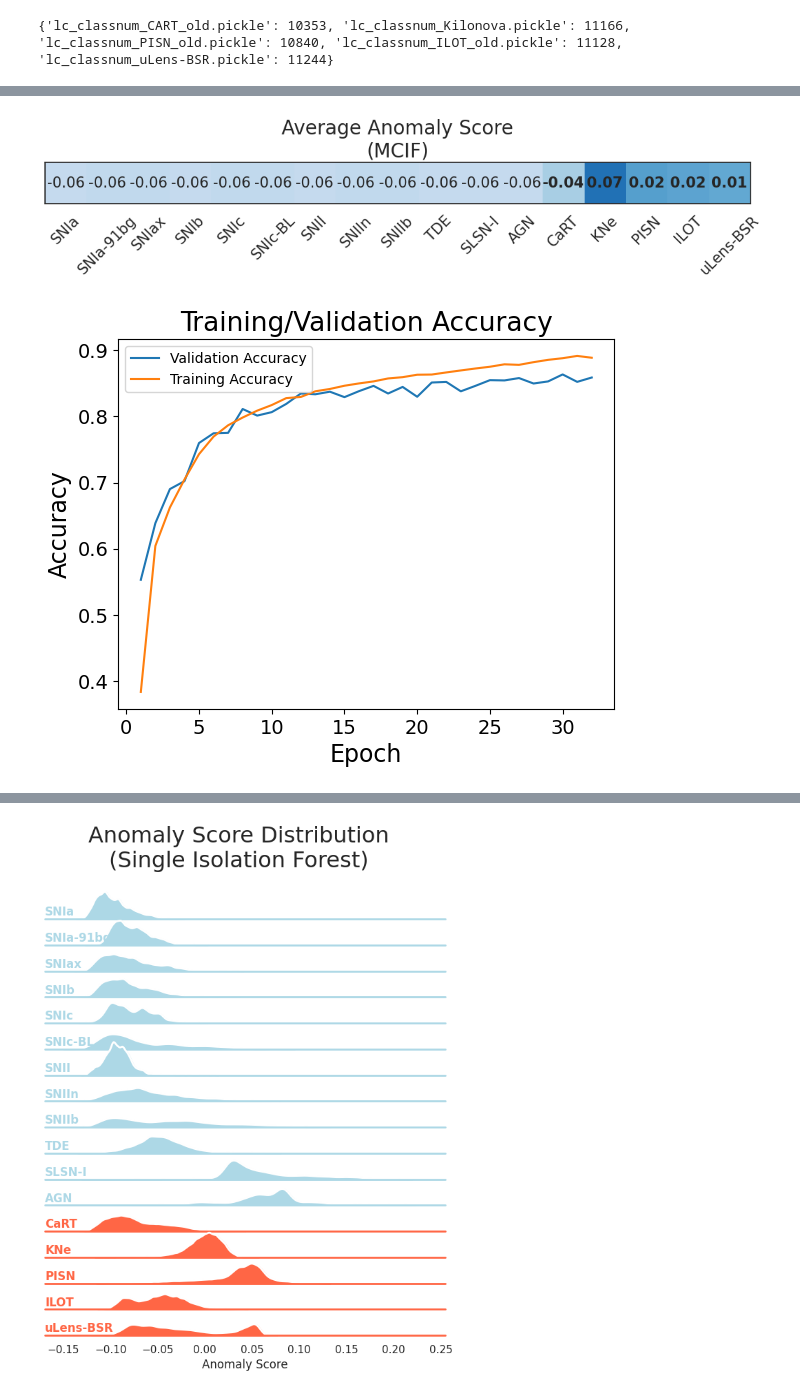
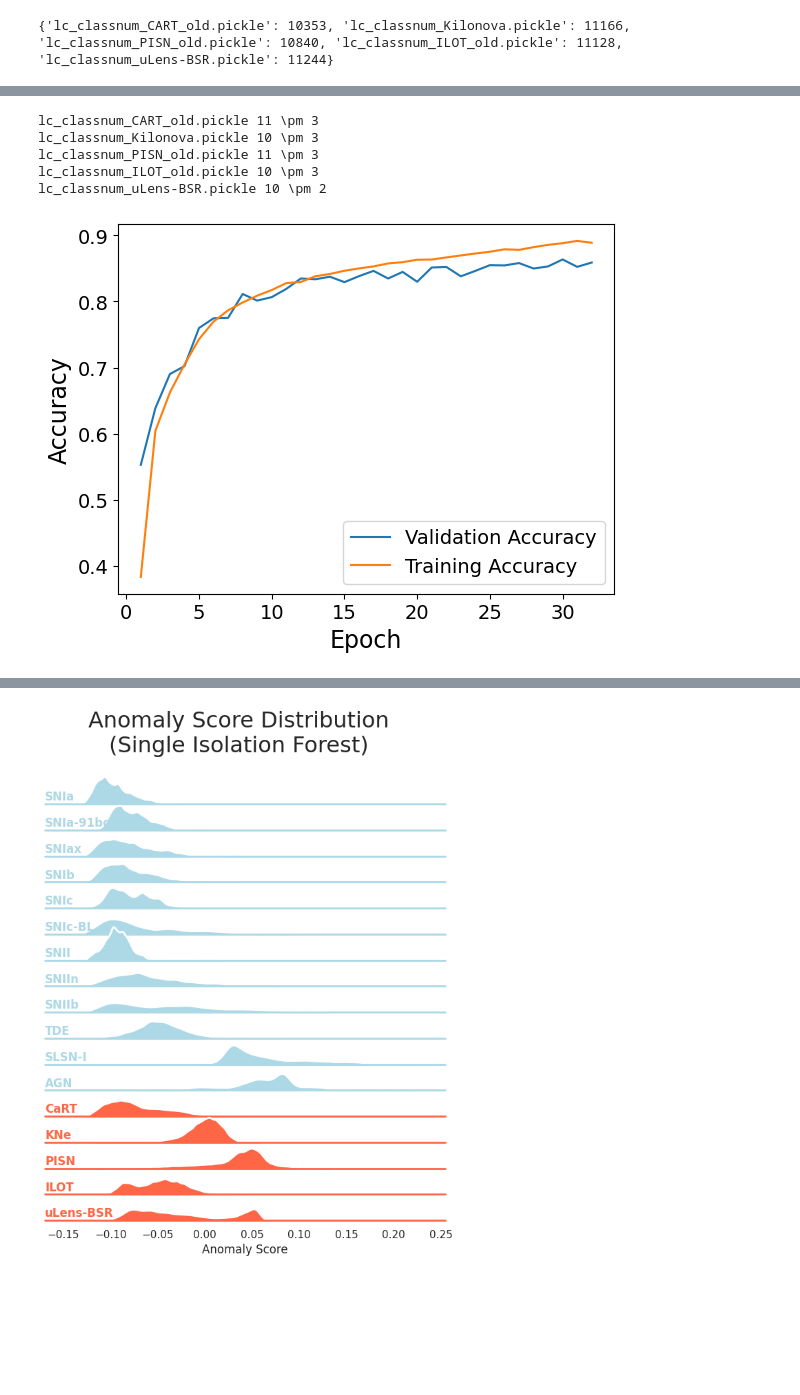
Before and after one commit to Rithwik-G/AstroMCAD, a Jupyter notebook: AstroMCAD.ipynb, the cells around one changed output, grey strips where cells are left out. Cells and saved outputs as stored; diff of their text form; code cells hidden in the pictures; blank space fills up the shorter version.

```diff
--- a/AstroMCAD.ipynb
+++ b/AstroMCAD.ipynb
@@ -800,3 +764,8 @@ best.test_latent = best.latent_model.predict([X_test, host_gal_test])
 best.score_test()
 # %% [output]
 372/372 [==============================] - 3s 8ms/step
+# %%
+# For pre-trigger scores
+x_data_pre = X_test.copy()
+for i in range(len(x_data_pre)):
+    cut_curve(x_data_pre[i], 0.3)
@@ -802,0 +776,3 @@ best.score_test()
+# %%
+best.pre_latent = best.latent_model.predict([x_data_pre, host_gal_test])
+best.test_scores_pre = best.score(best.pre_latent)
@@ -802,0 +781,2 @@ best.score_test()
+# %%
+best.test_predictions_pre = best.model.predict([x_data_pre, host_gal_test])
@@ -1309,9 +1431,16 @@ plot_recall(best.test_scores, best.anom_scores, s='FiguresNew/AnomByInd')
-# %%
-# for best in red:
-average_score(best.test_scores, y_val, best.anom_scores, y_data_anom, title=f"Average Anomaly Score\n(MCIF)", savepath=f'FiguresNew/AverageScoreRedo')
-# %% [output]
-[figure, removed]
+# %%
+
+for i_ in anom_classes:
+    i=i_
+    print(i, int(np.mean(all_counts[i])), "\pm", int(np.std(all_counts[i])))
+# %% [output]
+lc_classnum_CART_old.pickle 11 \pm 3
+lc_classnum_Kilonova.pickle 10 \pm 3
+lc_classnum_PISN_old.pickle 11 \pm 3
+lc_classnum_ILOT_old.pickle 10 \pm 3
+lc_classnum_uLens-BSR.pickle 10 \pm 2
 # %%
+latent_size=9
 def plot_history(model, s= None):
     ins = 'No' if not model.redshift else ''
 
@@ -1327,16 +1456,16 @@ def plot_history(model, s= None):
     plt.yticks(fontsize=14)
 
 
-    plt.legend()
+    plt.legend(fontsize=14)
 
-    plt.title('Training/Validation Accuracy', fontsize=19)
+    # plt.title('Training/Validation Accuracy', fontsize=19)
     saveplot(s)
 # %%
 matplotlib.style.use('default')
 
-plot_history(best, s = 'FiguresNew/AccuracyHistory')
+plot_history(best, s = 'last/AccuracyHistory')
 # %% [output]
-[figure, old version]
+[figure, new version]
 # %%
 color = ['r', 'g', 'y', 'b', 'pink', 'orange', 'gray', 'k', 'm', 'c', 'brown', 'olive']
 
```
Also changed, not shown: parts of 78 cells of this notebook, 19 other files.
